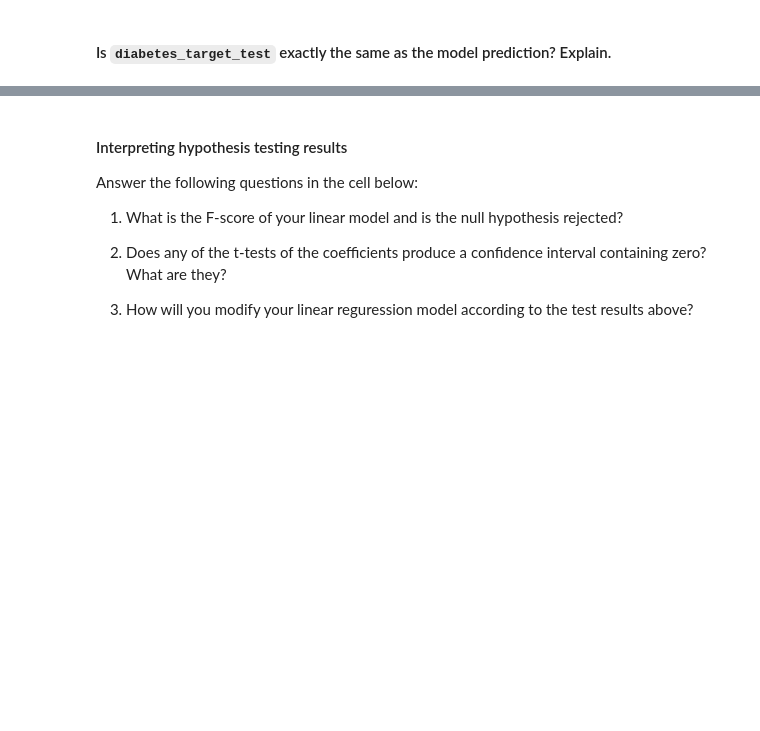
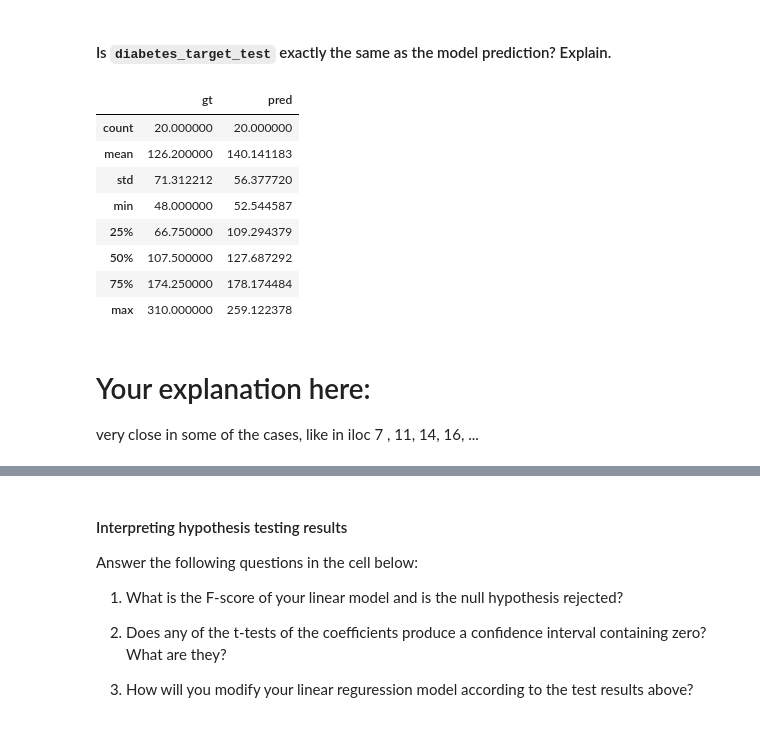
Before and after one commit to rihp/datamad0320, a Jupyter notebook: module-3/lab-supervised-learning-sklearn/your-code/main.ipynb, the cells around one changed output, grey strips where cells are left out. Saved outputs shown, nothing was run; the diff lists cells and outputs as text; code cells hidden in the pictures; blank space fills up the shorter version.

```diff
--- a/module-3/lab-supervised-learning-sklearn/your-code/main.ipynb
+++ b/module-3/lab-supervised-learning-sklearn/your-code/main.ipynb
@@ -180,3 +207,18 @@ This is the linear regression model fitted to your training dataset.
+# %%
+my_prediction.describe()
+# %% [output]
+|  | gt | pred |
+| count | 20.000000 | 20.000000 |
+| mean | 126.200000 | 140.141183 |
+| std | 71.312212 | 56.377720 |
+| min | 48.000000 | 52.544587 |
+| 25% | 66.750000 | 109.294379 |
+| 50% | 107.500000 | 127.687292 |
+| 75% | 174.250000 | 178.174484 |
+| max | 310.000000 | 259.122378 |
+# %% [markdown]
+# Your explanation here:
+very close in some of the cases, like in iloc 7 , 11, 14, 16, ...
 # %% [markdown]
 # Bonus Challenge 1 - Hypothesis Testing with `statsmodels`
 
```
Also changed, not shown: parts of 13 cells of this notebook.
